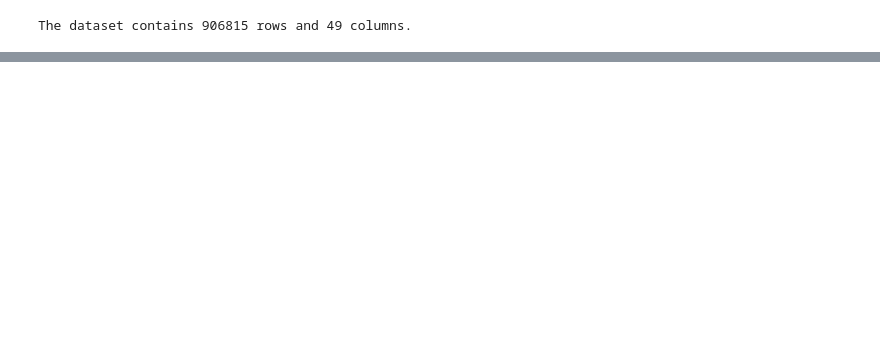
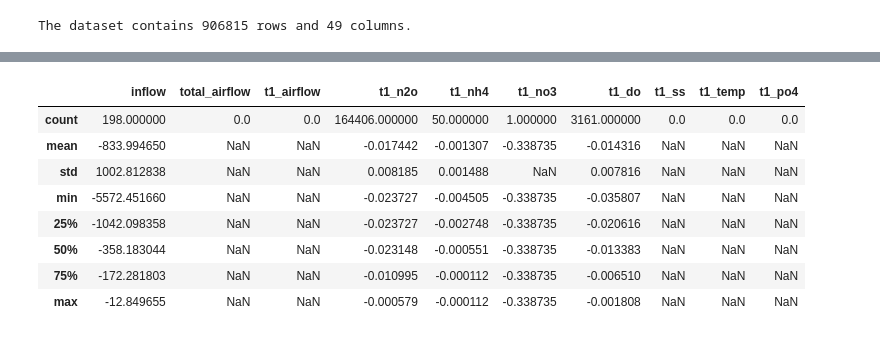
Before and after one commit to tom-mcarthur03/EDS_Design_Project, a Jupyter notebook: notebooks/data_preprocessing/data_preprocessing_bv.ipynb, the cells around one changed output, grey strips where cells are left out. Cells and saved outputs as stored; diff of their text form; code cells hidden in the pictures; blank space fills up the shorter version.

```diff
--- a/notebooks/data_preprocessing/data_preprocessing_bv.ipynb
+++ b/notebooks/data_preprocessing/data_preprocessing_bv.ipynb
@@ -833,0 +353,13 @@ df_t1.groupby("segment_id_anycompound")[
+# %%
+#Check distribution of negative values
+numeric_features[numeric_features < 0].describe()
+# %% [output]
+|  | inflow | total_airflow | t1_airflow | t1_n2o | t1_nh4 | t1_no3 | t1_do | t1_ss | t1_temp | t1_po4 |
+| count | 198.000000 | 0.0 | 0.0 | 164406.000000 | 50.000000 | 1.000000 | 3161.000000 | 0.0 | 0.0 | 0.0 |
+| mean | -833.994650 | NaN | NaN | -0.017442 | -0.001307 | -0.338735 | -0.014316 | NaN | NaN | NaN |
+| std | 1002.812838 | NaN | NaN | 0.008185 | 0.001488 | NaN | 0.007816 | NaN | NaN | NaN |
+| min | -5572.451660 | NaN | NaN | -0.023727 | -0.004505 | -0.338735 | -0.035807 | NaN | NaN | NaN |
+| 25% | -1042.098358 | NaN | NaN | -0.023727 | -0.002748 | -0.338735 | -0.020616 | NaN | NaN | NaN |
+| 50% | -358.183044 | NaN | NaN | -0.023148 | -0.000551 | -0.338735 | -0.013383 | NaN | NaN | NaN |
+| 75% | -172.281803 | NaN | NaN | -0.010995 | -0.000112 | -0.338735 | -0.006510 | NaN | NaN | NaN |
+| max | -12.849655 | NaN | NaN | -0.000579 | -0.000112 | -0.338735 | -0.001808 | NaN | NaN | NaN |
```
Also changed, not shown: parts of 112 cells of this notebook, 1 other file.
